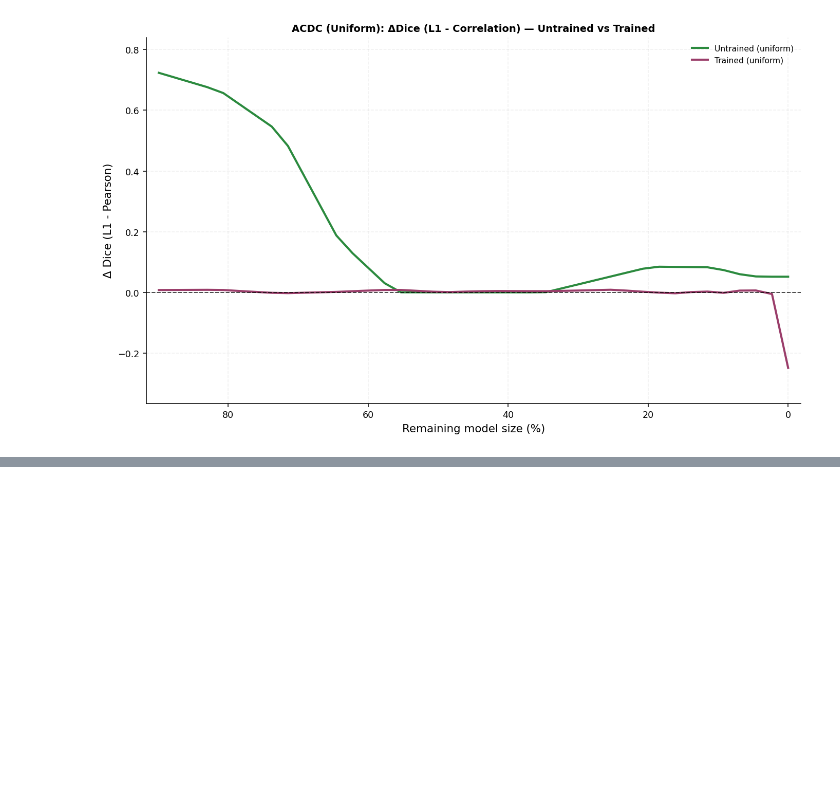
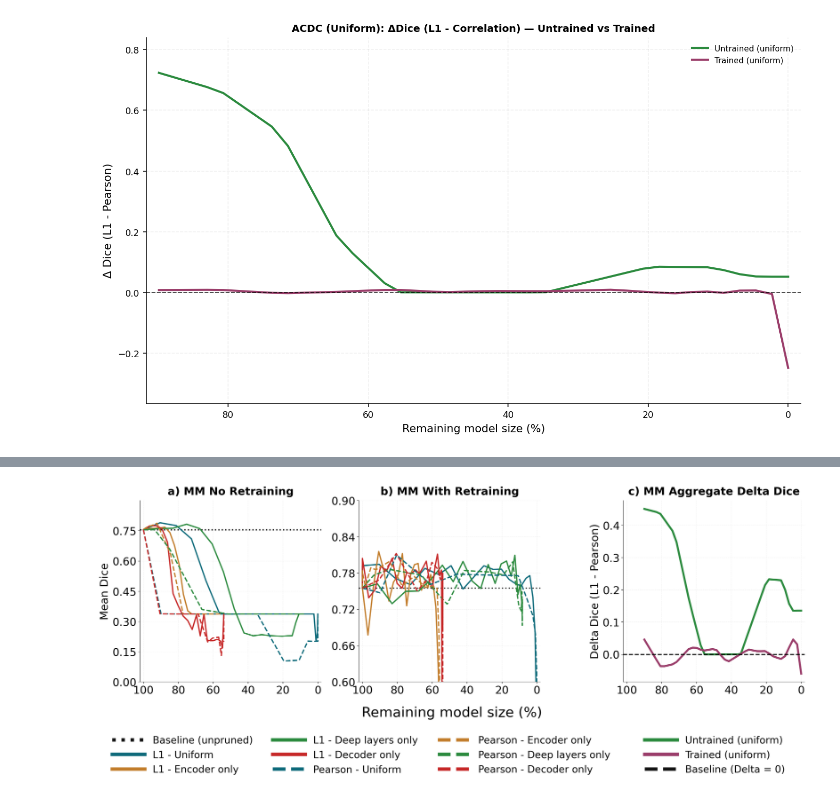
Before and after one commit to TijmenToxopeus/basic_UNet, a Jupyter notebook: src/notebooks/metrics_plots.ipynb, the cells around one changed output, grey strips where cells are left out. Saved outputs shown, nothing was run; the diff lists cells and outputs as text; code cells hidden in the pictures; blank space fills up the shorter version.

```diff
--- a/src/notebooks/metrics_plots.ipynb
+++ b/src/notebooks/metrics_plots.ipynb
@@ -1547,0 +1549,89 @@ plt.show()
+# %%
+# Combined comparison grid: Untrained, Trained, and Aggregated ΔDice (MM)
+# Reuse the plotting helpers from the cell above by remapping MM -> acdc key.
+dfs_untrained_mm = {"acdc": dfs_untrained["mm"]}
+dfs_trained_mm = {"acdc": dfs_trained["mm"]}
+
+fig, axes = plt.subplots(1, 3, figsize=(25.5, 8.8), constrained_layout=False)
+
+_plot_acdc_methods_by_area_on_ax(
+    axes[0],
+    dfs_untrained_mm,
+    include_baseline_point=True,
+    title="a) MM No Retraining",
+    axis_fontsize=22,
+    tick_fontsize=22,
+    show_legend=False,
+)
+
+_plot_acdc_methods_by_area_on_ax(
+    axes[1],
+    dfs_trained_mm,
+    include_baseline_point=True,
+    title="b) MM With Retraining",
+    ylim=(0.6, 0.9),
+    axis_fontsize=22,
+    tick_fontsize=22,
+    show_legend=False,
+)
+axes[1].set_ylabel("")
+
+_plot_aggregate_delta_on_ax(
+    axes[2],
+    dfs_untrained_mm,
+    dfs_trained_mm,
+    include_baseline_point=False,
+    n_grid=40,
+    agg_stat="median",
+    min_areas_required=1,
+    title="c) MM Aggregate Delta Dice",
+    show_legend=False,
+)
+
+# Shared legend for the first two MM panels
+handles12, labels12 = axes[0].get_legend_handles_labels()
+seen = set()
+uniq12 = []
+for h, l in zip(handles12, labels12):
+    if l not in seen:
+        uniq12.append((h, l))
+        seen.add(l)
+if uniq12:
+    leg12 = fig.legend(
+        [u[0] for u in uniq12],
+        [u[1] for u in uniq12],
+        loc="lower center",
+        bbox_to_anchor=(0.37, -0.025),
+        ncol=3,
+        frameon=False,
+        fontsize=20,
+        handlelength=3.3,
+    )
+    for h in leg12.get_lines():
+        h.set_linewidth(7.0)
+
+# Separate legend under third panel
+handles3, labels3 = axes[2].get_legend_handles_labels()
+if handles3:
+    leg3 = fig.legend(
+        handles3,
+        labels3,
+        loc="lower center",
+        bbox_to_anchor=(0.76, -0.025),
+        ncol=1,
+        frameon=False,
+        fontsize=20,
+        handlelength=3.3,
+    )
+    for h in leg3.get_lines():
+        h.set_linewidth(7.0)
+
+fig.subplots_adjust(wspace=0.42, bottom=0.30)
+pos1 = axes[1].get_position()
+axes[1].set_position([pos1.x0 - 0.045, pos1.y0, pos1.width, pos1.height])
+pos2 = axes[2].get_position()
+axes[2].set_position([pos2.x0 - 0.04, pos2.y0, pos2.width, pos2.height])
+fig.supxlabel("Remaining model size (%)", fontsize=28, x=0.47, y=0.18)
+plt.show()
+# %% [output]
+[figure, added]
```
Also changed, not shown: parts of 3 cells of this notebook.
